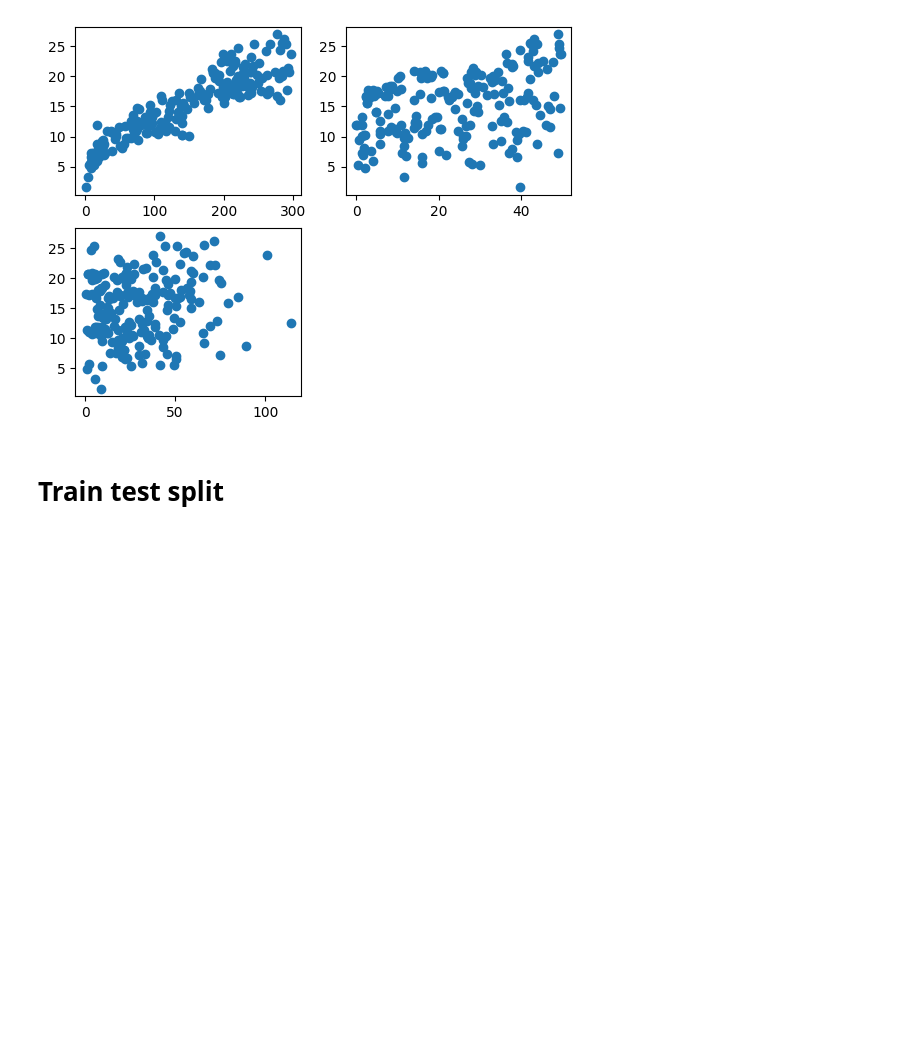
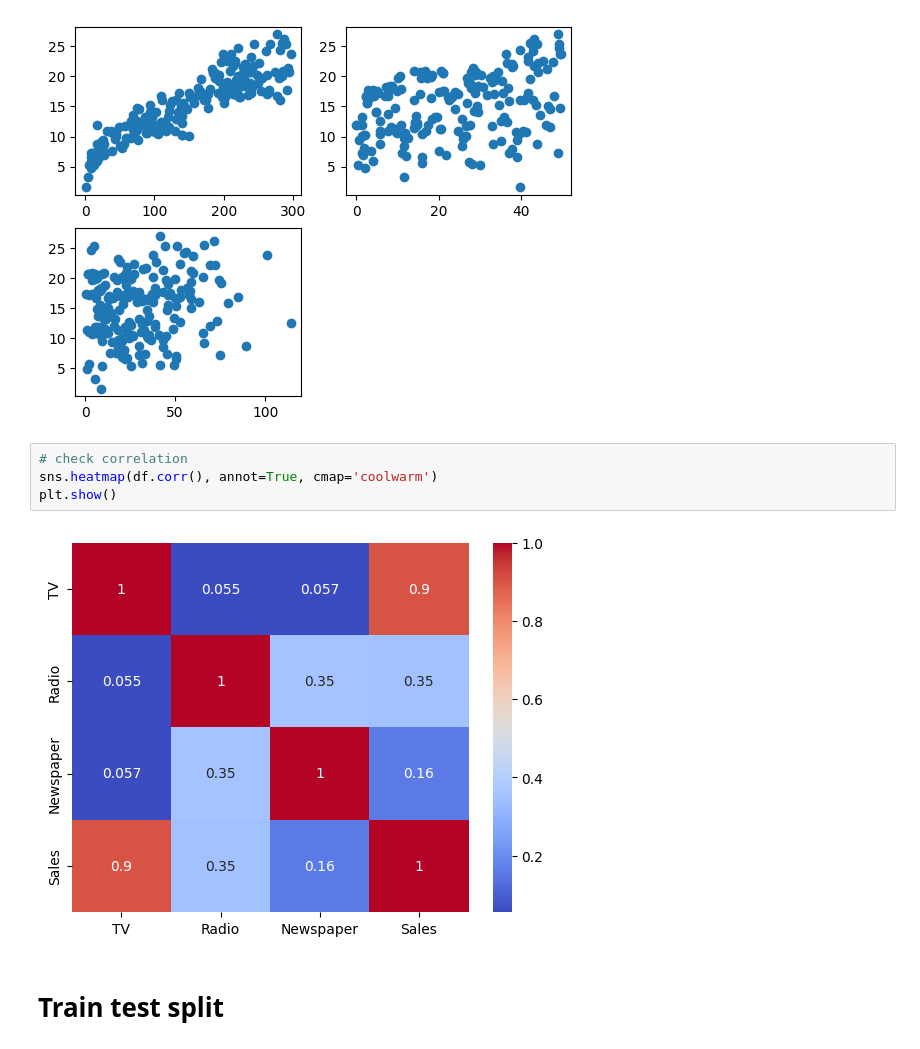
Before and after one commit to mdsohaib15/Marketing-Mix-Sales-Predictor, a Jupyter notebook: linear regression.ipynb, the cells around one changed output. Drawn from its saved outputs; the diff is of its cells as text; blank space fills up the shorter version.

```diff
--- a/linear regression.ipynb
+++ b/linear regression.ipynb
@@ -34,5 +53,11 @@ plt.scatter(x=df['Newspaper'],y=df['Sales'])
 # %% [output]
 <matplotlib.collections.PathCollection at 0x...>
 [figure]
+# %%
+# check correlation
+sns.heatmap(df.corr(), annot=True, cmap='coolwarm')
+plt.show()
+# %% [output]
+[figure, added]
 # %% [markdown]
 # Train test split
```
Also changed, not shown: parts of 12 cells of this notebook, 3 other files.
